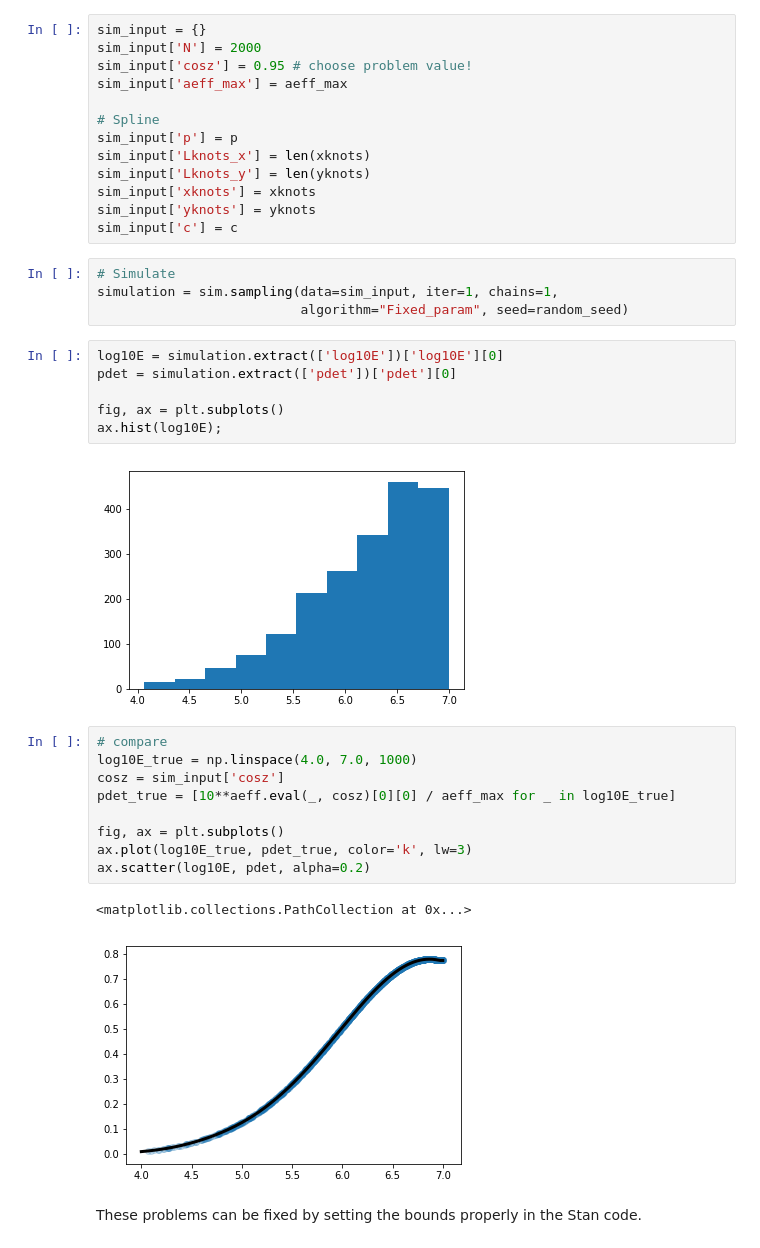
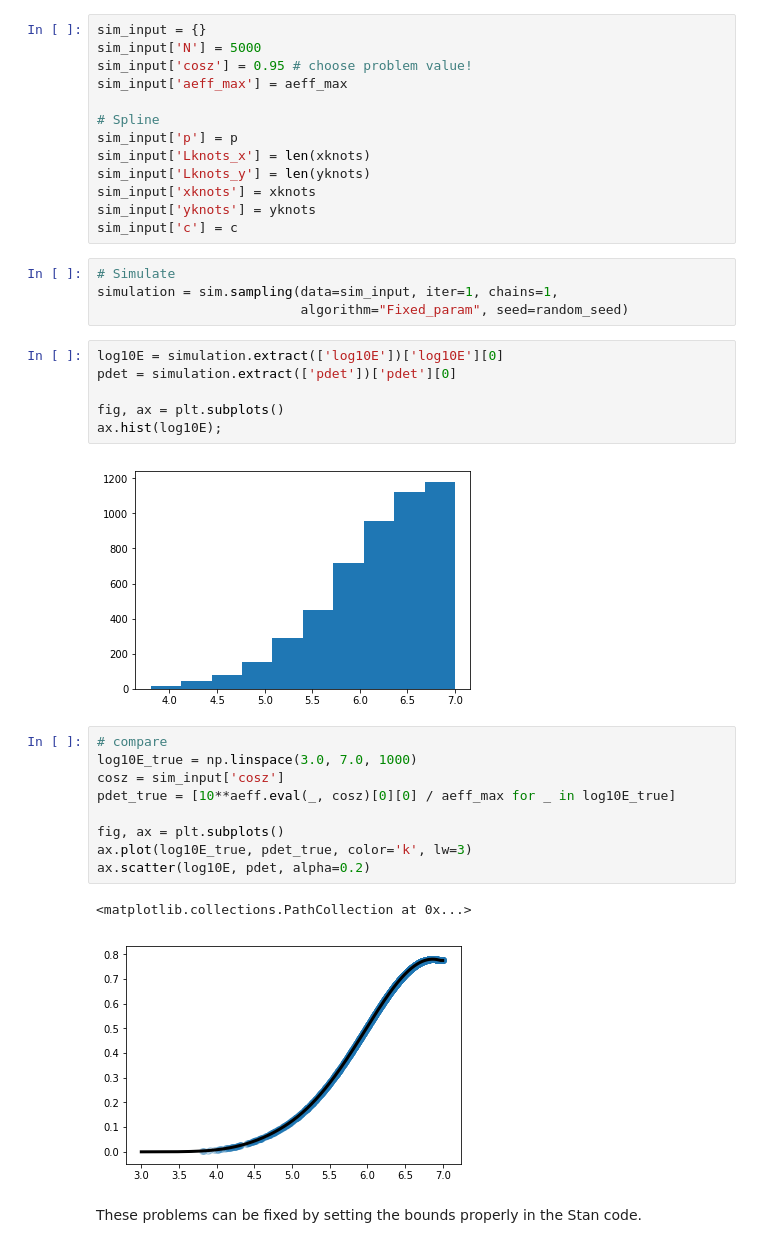
Before and after one commit to specktakel/hierarchical_nu, a Jupyter notebook: dev/statistical_model/2_2d_effective_area/test_aeff_implementation.ipynb, the cells around one changed output. Drawn from its saved outputs; the diff is of its cells as text.

```diff
--- a/dev/statistical_model/2_2d_effective_area/test_aeff_implementation.ipynb
+++ b/dev/statistical_model/2_2d_effective_area/test_aeff_implementation.ipynb
@@ -151,6 +151,6 @@ Using cached StanModel
 # %%
 sim_input = {}
-sim_input['N'] = 2000
+sim_input['N'] = 5000
 sim_input['cosz'] = 0.95 # choose problem value!
 sim_input['aeff_max'] = aeff_max
 
@@ -172,18 +172,18 @@ pdet = simulation.extract(['pdet'])['pdet'][0]
 fig, ax = plt.subplots()
 ax.hist(log10E);
 # %% [output]
-[figure, old version]
+[figure, new version]
 # %%
 # compare
-log10E_true = np.linspace(4.0, 7.0, 1000)
+log10E_true = np.linspace(3.0, 7.0, 1000)
 cosz = sim_input['cosz']
 pdet_true = [10**aeff.eval(_, cosz)[0][0] / aeff_max for _ in log10E_true]
 
 fig, ax = plt.subplots()
 ax.plot(log10E_true, pdet_true, color='k', lw=3)
 ax.scatter(log10E, pdet, alpha=0.2)
 # %% [output]
 <matplotlib.collections.PathCollection at 0x...>
-[figure, old version]
+[figure, new version]
 # %% [markdown]
 These problems can be fixed by setting the bounds properly in the Stan code.
```
Also changed, not shown: parts of 3 cells of this notebook, 1 other file.
